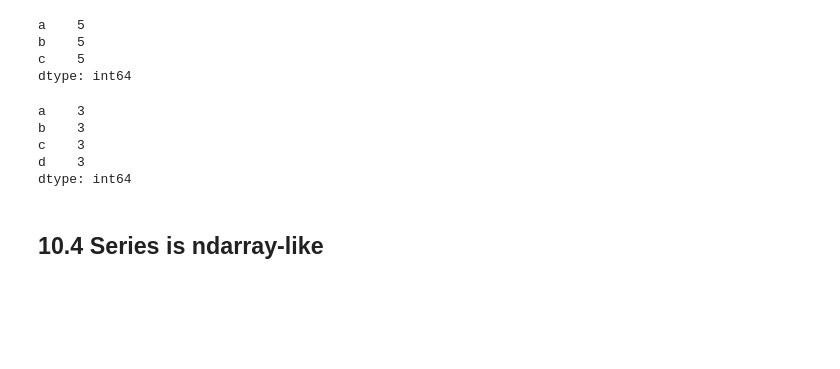
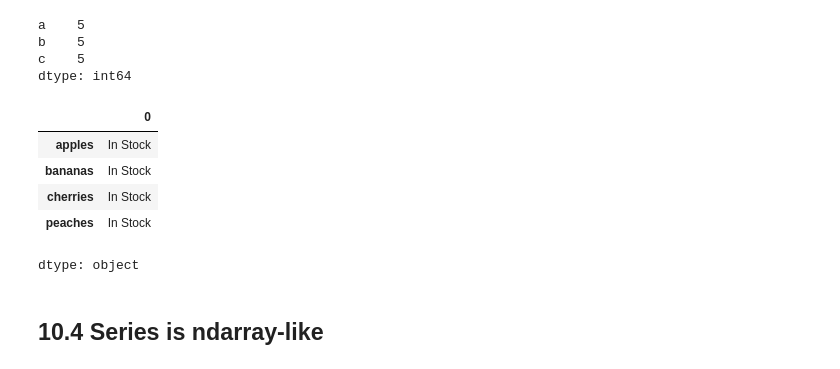
Before and after one commit to timz815/Week1-Intro-to-Python, a Jupyter notebook: Introduction_to_Python.ipynb, the cells around one changed output. Drawn from its saved outputs; the diff is of its cells as text; code cells hidden in the pictures; blank space fills up the shorter version.

```diff
--- a/Introduction_to_Python.ipynb
+++ b/Introduction_to_Python.ipynb
@@ -974,12 +1007,19 @@ dtype: int64
 # %%
  x = pd.Series(3, index=['a', 'b', 'c', 'd'])
 x
+
+# ==================================
+# Example : scalar value with string
+# ==================================
+s = pd.Series('In Stock', index=['apples', 'bananas', 'cherries', 'peaches'])
+s
 # %% [output]
+|  | 0 |
+| apples | In Stock |
+| bananas | In Stock |
+| cherries | In Stock |
+| peaches | In Stock |
-a    3
-b    3
-c    3
-d    3
-dtype: int64
+dtype: object
 # %% [markdown]
 ## 10.4 Series is ndarray-like
 # %% [markdown]
```
Also changed, not shown: parts of 4 cells of this notebook.
